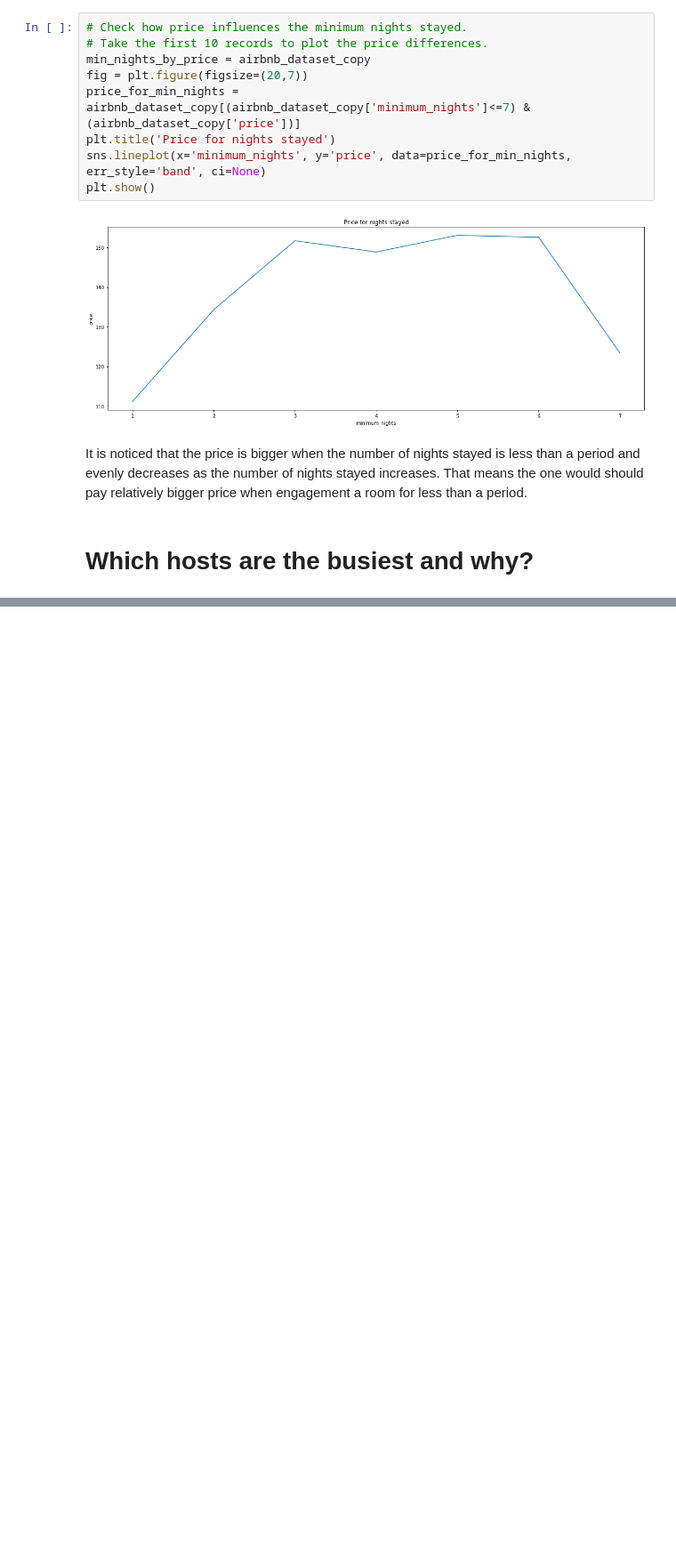
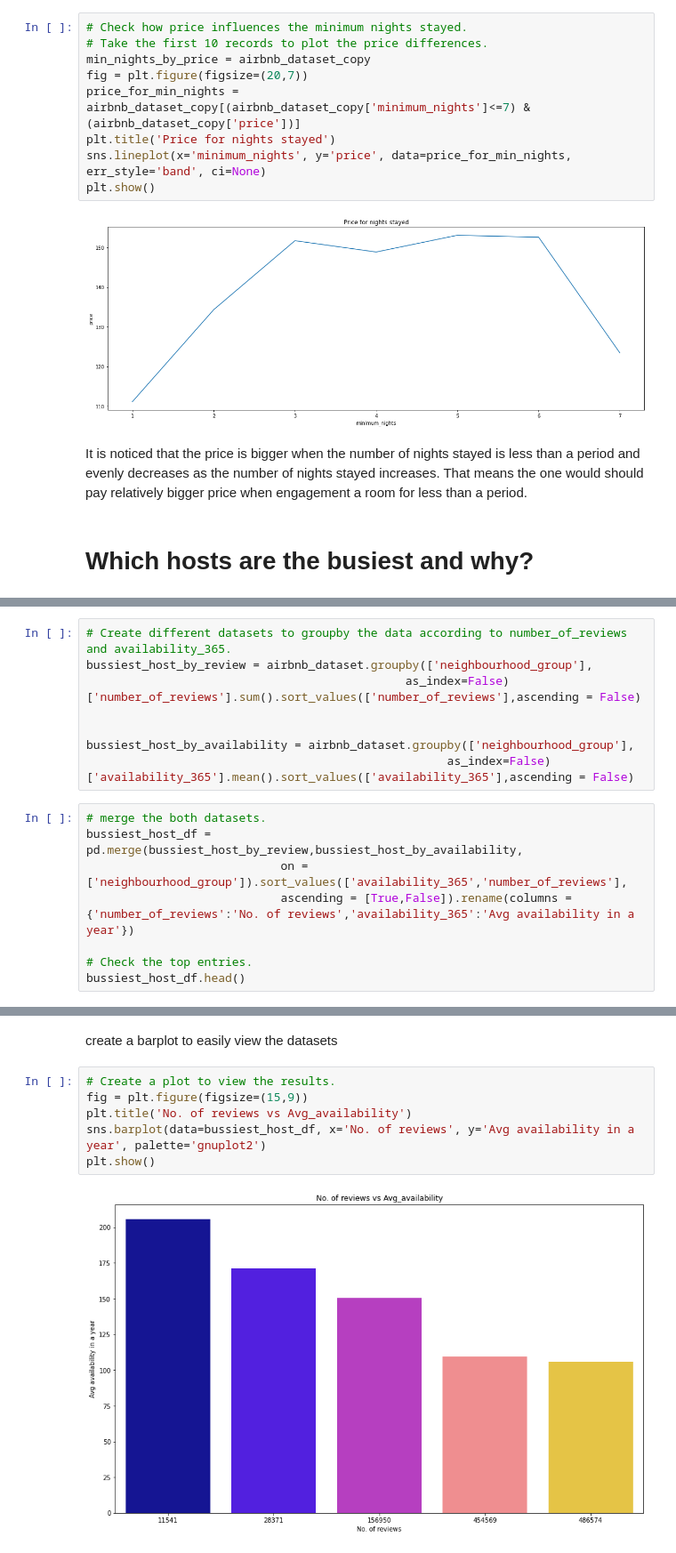
Before and after one commit to amansinghal2/Airbnb-Booking-Analysis, a Jupyter notebook: Airbnb_Bookings_Analysis_Aman_Singhal_Capstone_Project.ipynb, the cells around one changed output, grey strips where cells are left out. Shown at 89% size. Cells and saved outputs as stored; diff of their text form; blank space fills up the shorter version.

```diff
--- a/Airbnb_Bookings_Analysis_Aman_Singhal_Capstone_Project.ipynb
+++ b/Airbnb_Bookings_Analysis_Aman_Singhal_Capstone_Project.ipynb
@@ -456,0 +459,16 @@ It is noticed that the price is bigger when the number of nights stayed is less
+# %%
+# Create different datasets to groupby the data according to number_of_reviews and availability_365.
+bussiest_host_by_review = airbnb_dataset.groupby(['neighbourhood_group'],
+                                              as_index=False)['number_of_reviews'].sum().sort_values(['number_of_reviews'],ascending = False)
+
+
+bussiest_host_by_availability = airbnb_dataset.groupby(['neighbourhood_group'],
+                                                    as_index=False)['availability_365'].mean().sort_values(['availability_365'],ascending = False)
+# %%
+# merge the both datasets.
+bussiest_host_df = pd.merge(bussiest_host_by_review,bussiest_host_by_availability,
+                            on = ['neighbourhood_group']).sort_values(['availability_365','number_of_reviews'],
+                            ascending = [True,False]).rename(columns = {'number_of_reviews':'No. of reviews','availability_365':'Avg availability in a year'})
+
+# Check the top entries.
+bussiest_host_df.head()
@@ -456,0 +482,10 @@ It is noticed that the price is bigger when the number of nights stayed is less
+# %% [markdown]
+create a barplot to easily view the datasets
+# %%
+# Create a plot to view the results.
+fig = plt.figure(figsize=(15,9))
+plt.title('No. of reviews vs Avg_availability')
+sns.barplot(data=bussiest_host_df, x='No. of reviews', y='Avg availability in a year', palette='gnuplot2')
+plt.show()
+# %% [output]
+[figure, added]
```
Also changed, not shown: parts of 7 cells of this notebook.
